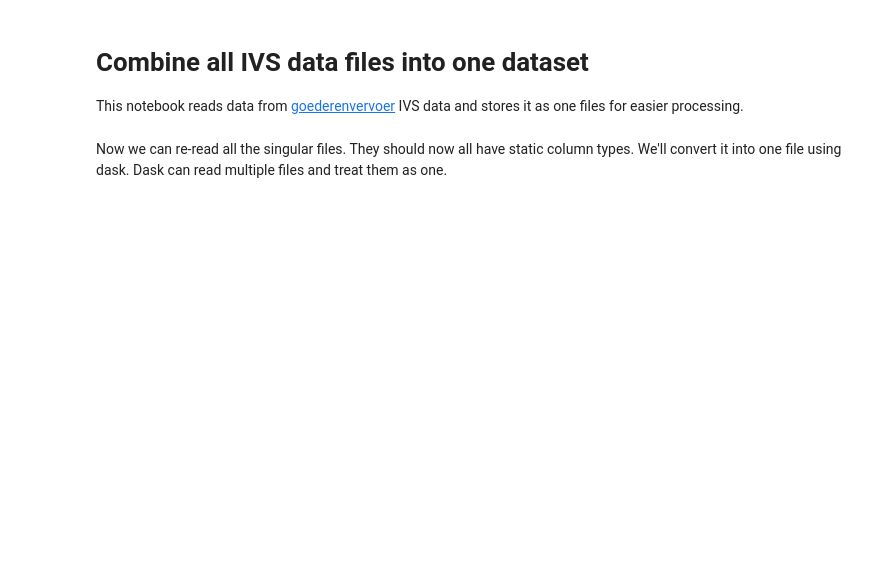
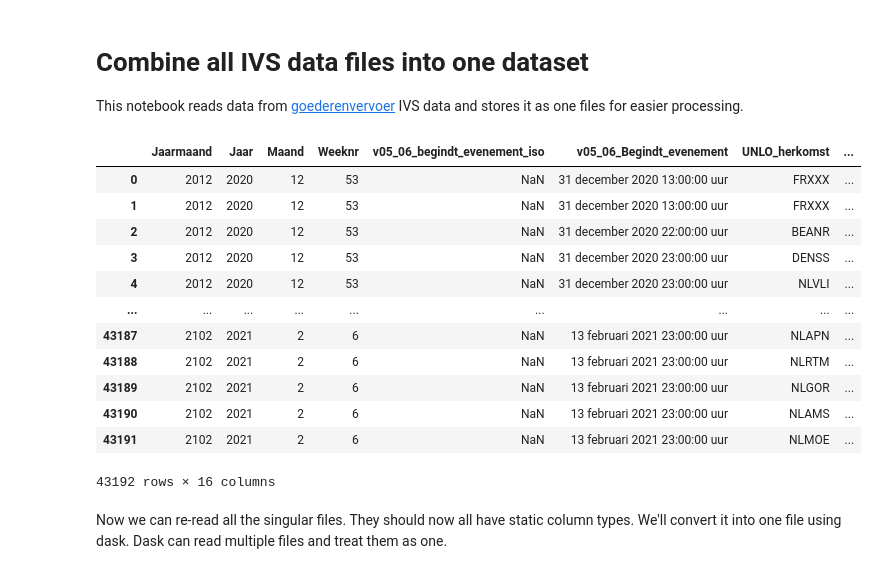
Before and after one commit to Deltares-research/digitaltwin-waterway, a Jupyter notebook: notebooks/ivs/merge-ivs.ipynb, the cells around one changed output. Drawn from its saved outputs; the diff is of its cells as text; code cells hidden in the pictures; blank space fills up the shorter version.

Commit message:
merged ivs data

```diff
--- a/notebooks/ivs/merge-ivs.ipynb
+++ b/notebooks/ivs/merge-ivs.ipynb
@@ -56,3 +61,39 @@ schema = dict([
-# %%
-df = pl.read_csv(ivs_path / 'IVS_weekmonitor_01APR2021.csv', separator=';', quote_char='"', schema=schema, ignore_errors=False)
+# %%
+# create an empty data frame based on our prefered schema
+empty_df = pd.DataFrame(columns=schema.keys(), dtype=object).astype(schema)
+# %%
+def ivs_csv_to_df(path):
+    df = pd.read_csv(path, sep=';', quotechar='"', dtype=object, keep_default_na=False)
+    # replace missing gewicht with nans
+    no_gewicht_idx = (df['v38_Vervoerd_gewicht'] == '')
+    df.loc[no_gewicht_idx, 'v38_Vervoerd_gewicht'] = np.nan
+    no_laadvermogen_idx = (df['v18_Laadvermogen'] == '')
+    df.loc[no_laadvermogen_idx, 'v18_Laadvermogen'] = np.nan
+    no_container_idx = (df['v30_4_Containers_TEU_S'] == '')
+    df.loc[no_container_idx, 'v30_4_Containers_TEU_S'] = np.nan
+
+    try:
+        df = df.astype(schema)
+    except KeyError:
+        df = df.astype(old_schema)
+
+    # add an empty row to make sure all columns exist in proper order
+    df = pd.concat([empty_df, df])
+    return df
+
+ivs_csv_to_df(ivs_path / 'IVS_weekmonitor_16FEB2021.csv')
+# %% [output]
+|  | Jaarmaand | Jaar | Maand | Weeknr | v05_06_begindt_evenement_iso | v05_06_Begindt_evenement | UNLO_herkomst | ... |
+| 0 | 2012 | 2020 | 12 | 53 | NaN | 31 december 2020 13:00:00 uur | FRXXX | ... |
+| 1 | 2012 | 2020 | 12 | 53 | NaN | 31 december 2020 13:00:00 uur | FRXXX | ... |
+| 2 | 2012 | 2020 | 12 | 53 | NaN | 31 december 2020 22:00:00 uur | BEANR | ... |
+| 3 | 2012 | 2020 | 12 | 53 | NaN | 31 december 2020 23:00:00 uur | DENSS | ... |
+| 4 | 2012 | 2020 | 12 | 53 | NaN | 31 december 2020 23:00:00 uur | NLVLI | ... |
+| ... | ... | ... | ... | ... | ... | ... | ... | ... |
+| 43187 | 2102 | 2021 | 2 | 6 | NaN | 13 februari 2021 23:00:00 uur | NLAPN | ... |
+| 43188 | 2102 | 2021 | 2 | 6 | NaN | 13 februari 2021 23:00:00 uur | NLRTM | ... |
+| 43189 | 2102 | 2021 | 2 | 6 | NaN | 13 februari 2021 23:00:00 uur | NLGOR | ... |
+| 43190 | 2102 | 2021 | 2 | 6 | NaN | 13 februari 2021 23:00:00 uur | NLAMS | ... |
+| 43191 | 2102 | 2021 | 2 | 6 | NaN | 13 februari 2021 23:00:00 uur | NLMOE | ... |
+43192 rows × 16 columns
 # %%
```
Also changed, not shown: parts of 19 cells of this notebook.
